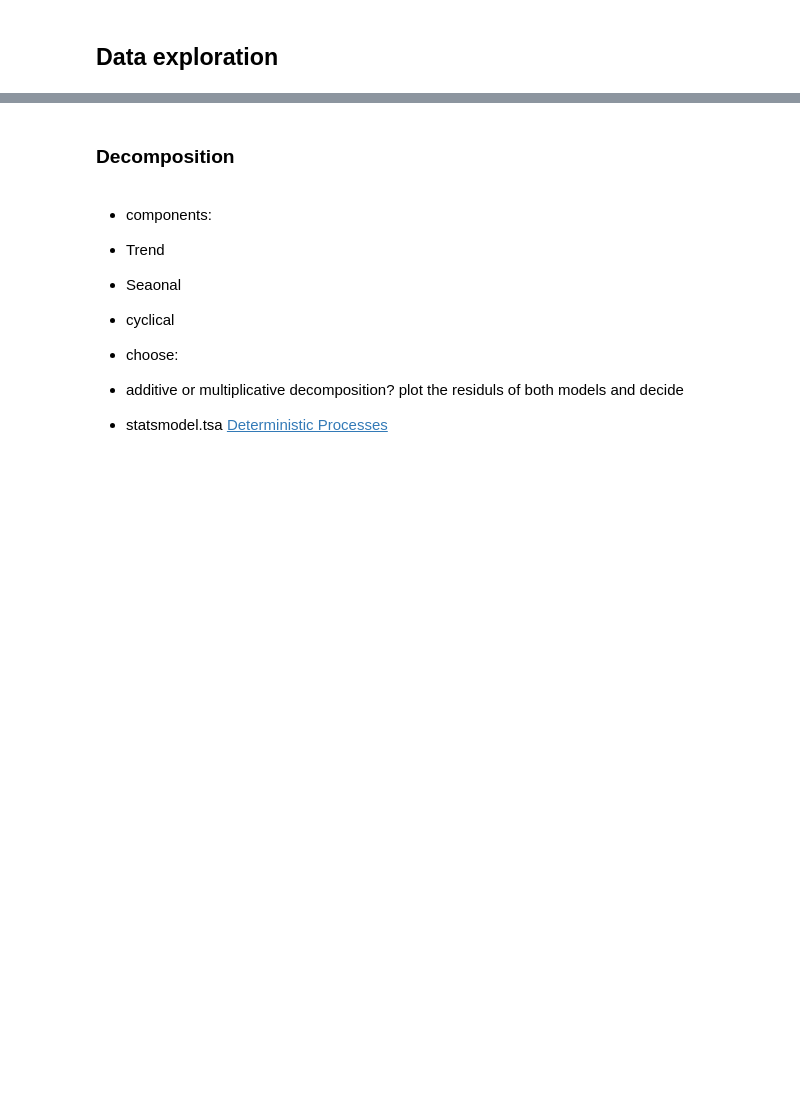
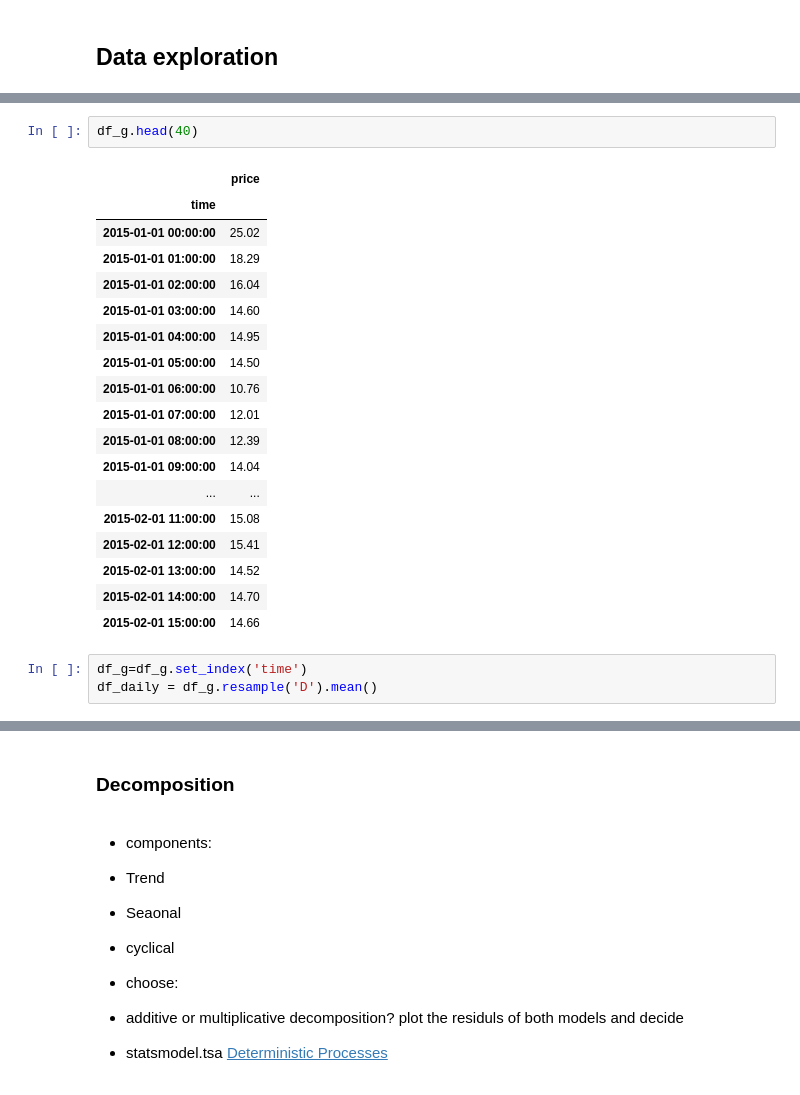
Before and after one commit to Guli-Y/ElectricityPricePredictor, a Jupyter notebook: notebooks/baseline_guli.ipynb, the cells around one changed output, grey strips where cells are left out. Saved outputs shown, nothing was run; the diff lists cells and outputs as text; blank space fills up the shorter version.

```diff
--- a/notebooks/baseline_guli.ipynb
+++ b/notebooks/baseline_guli.ipynb
@@ -28,0 +49,24 @@ df.head()
+# %%
+df_g.head(40)
+# %% [output]
+|  | price |
+| time |  |
+| 2015-01-01 00:00:00 | 25.02 |
+| 2015-01-01 01:00:00 | 18.29 |
+| 2015-01-01 02:00:00 | 16.04 |
+| 2015-01-01 03:00:00 | 14.60 |
+| 2015-01-01 04:00:00 | 14.95 |
+| 2015-01-01 05:00:00 | 14.50 |
+| 2015-01-01 06:00:00 | 10.76 |
+| 2015-01-01 07:00:00 | 12.01 |
+| 2015-01-01 08:00:00 | 12.39 |
+| 2015-01-01 09:00:00 | 14.04 |
+| ... | ... |
+| 2015-02-01 11:00:00 | 15.08 |
+| 2015-02-01 12:00:00 | 15.41 |
+| 2015-02-01 13:00:00 | 14.52 |
+| 2015-02-01 14:00:00 | 14.70 |
+| 2015-02-01 15:00:00 | 14.66 |
+# %%
+df_g=df_g.set_index('time')
+df_daily = df_g.resample('D').mean()
```
Also changed, not shown: parts of 20 cells of this notebook, 1 other file.
